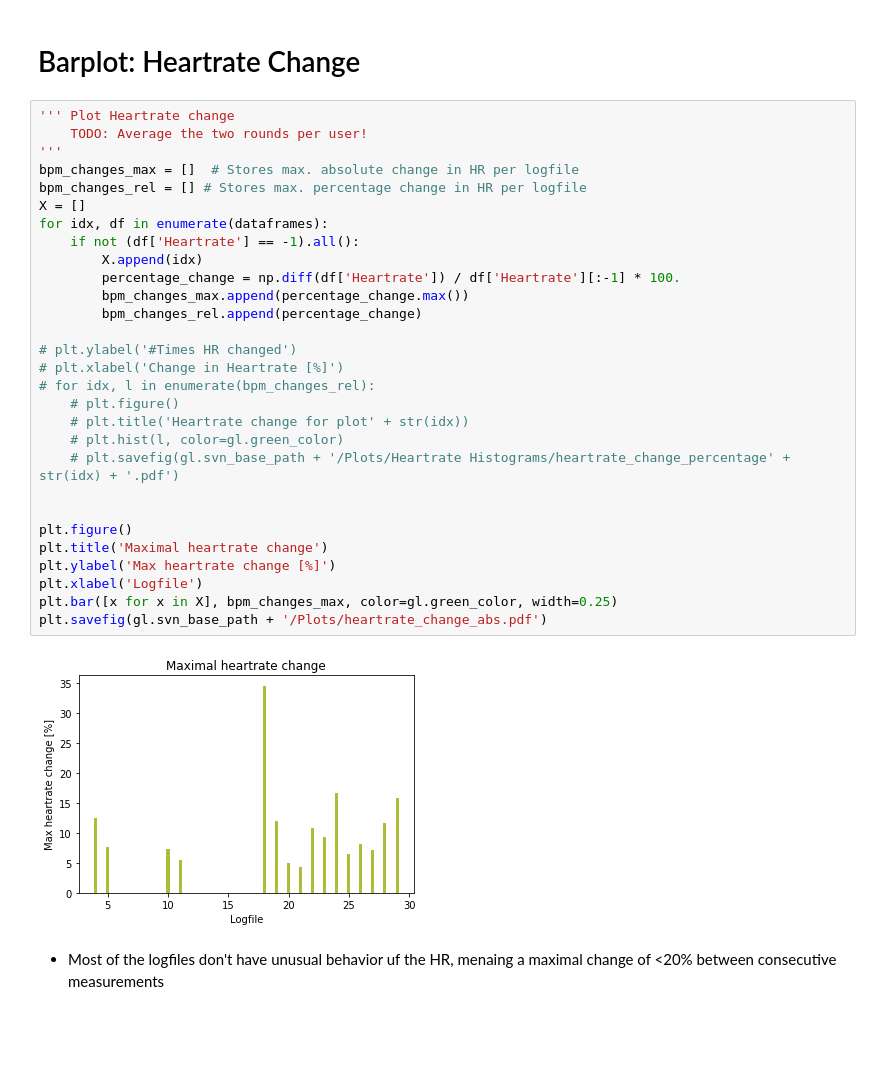
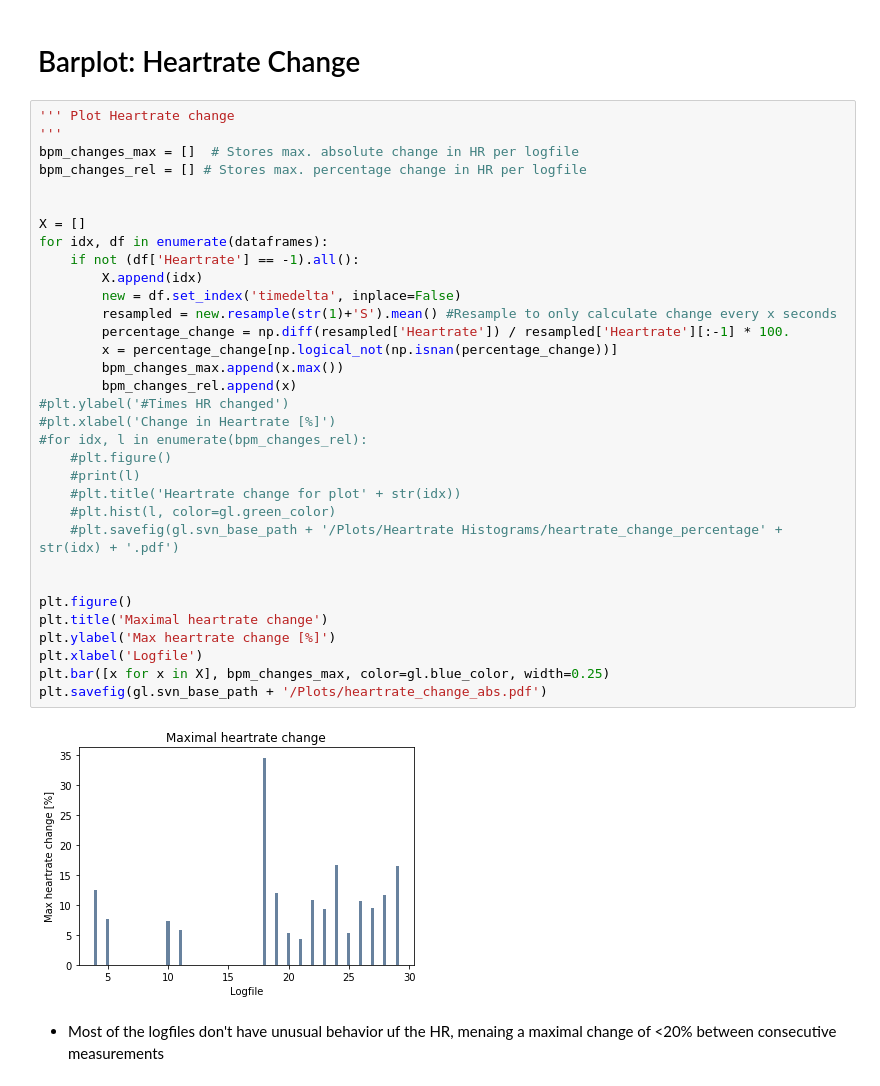
Before and after one commit to bastianmorath/4Ps-Plunder-Planet, a Jupyter notebook: jn_main.ipynb, the cells around one changed output. Cells and saved outputs as stored; diff of their text form; blank space fills up the shorter version.

Commit message:
HR percentage plots: With resampling for better accuracy

```diff
--- a/jn_main.ipynb
+++ b/jn_main.ipynb
@@ -83,35 +83,39 @@ plt.savefig(gl.svn_base_path + '/Plots/mean_heartrate_boxplot.pdf')
 # Barplot: Heartrate Change
 # %%
 ''' Plot Heartrate change
-    TODO: Average the two rounds per user!
 '''
 bpm_changes_max = []  # Stores max. absolute change in HR per logfile
 bpm_changes_rel = [] # Stores max. percentage change in HR per logfile
+
+
 X = []
 for idx, df in enumerate(dataframes):
     if not (df['Heartrate'] == -1).all():
         X.append(idx)
-        percentage_change = np.diff(df['Heartrate']) / df['Heartrate'][:-1] * 100.
-        bpm_changes_max.append(percentage_change.max())
-        bpm_changes_rel.append(percentage_change)
-
-# plt.ylabel('#Times HR changed')
-# plt.xlabel('Change in Heartrate [%]')
-# for idx, l in enumerate(bpm_changes_rel):
-    # plt.figure()
-    # plt.title('Heartrate change for plot' + str(idx))
-    # plt.hist(l, color=gl.green_color)
-    # plt.savefig(gl.svn_base_path + '/Plots/Heartrate Histograms/heartrate_change_percentage' + str(idx) + '.pdf')
+        new = df.set_index('timedelta', inplace=False)
+        resampled = new.resample(str(1)+'S').mean() #Resample to only calculate change every x seconds
+        percentage_change = np.diff(resampled['Heartrate']) / resampled['Heartrate'][:-1] * 100.
+        x = percentage_change[np.logical_not(np.isnan(percentage_change))]
+        bpm_changes_max.append(x.max())
+        bpm_changes_rel.append(x)
+#plt.ylabel('#Times HR changed')
+#plt.xlabel('Change in Heartrate [%]')
+#for idx, l in enumerate(bpm_changes_rel):
+    #plt.figure()
+    #print(l)
+    #plt.title('Heartrate change for plot' + str(idx))
+    #plt.hist(l, color=gl.green_color)
+    #plt.savefig(gl.svn_base_path + '/Plots/Heartrate Histograms/heartrate_change_percentage' + str(idx) + '.pdf')
 
 
 plt.figure()
 plt.title('Maximal heartrate change')
 plt.ylabel('Max heartrate change [%]')
 plt.xlabel('Logfile')
-plt.bar([x for x in X], bpm_changes_max, color=gl.green_color, width=0.25)
+plt.bar([x for x in X], bpm_changes_max, color=gl.blue_color, width=0.25)
 plt.savefig(gl.svn_base_path + '/Plots/heartrate_change_abs.pdf')
 # %% [output]
-[figure, old version]
+[figure, new version]
 # %% [markdown]
 - Most of the logfiles don't have unusual behavior uf the HR, menaing a maximal change of <20% between consecutive measurements
 # %% [markdown]
```
Also changed, not shown: parts of 9 cells of this notebook, 51 other files.
